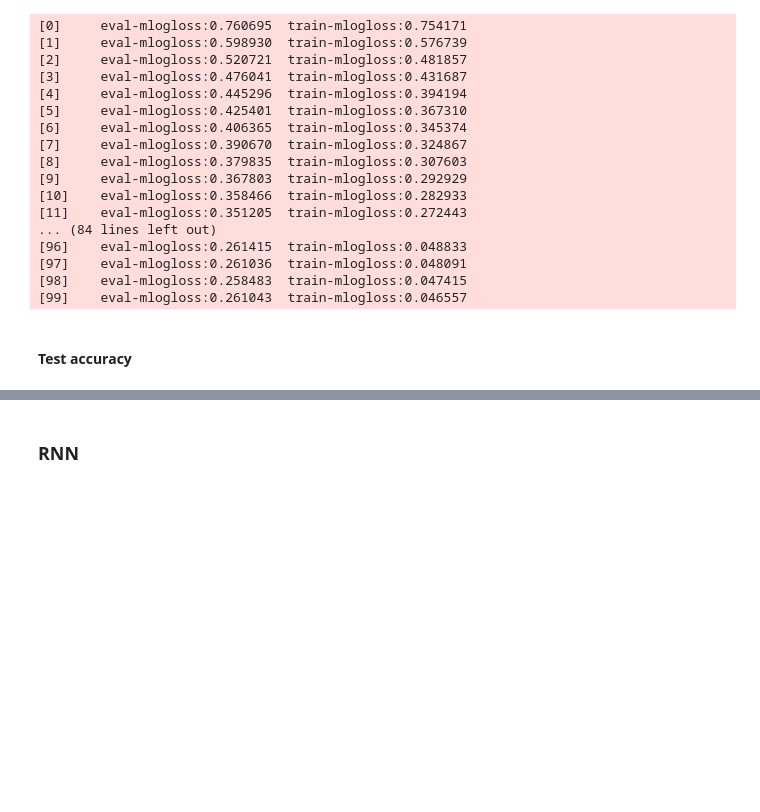
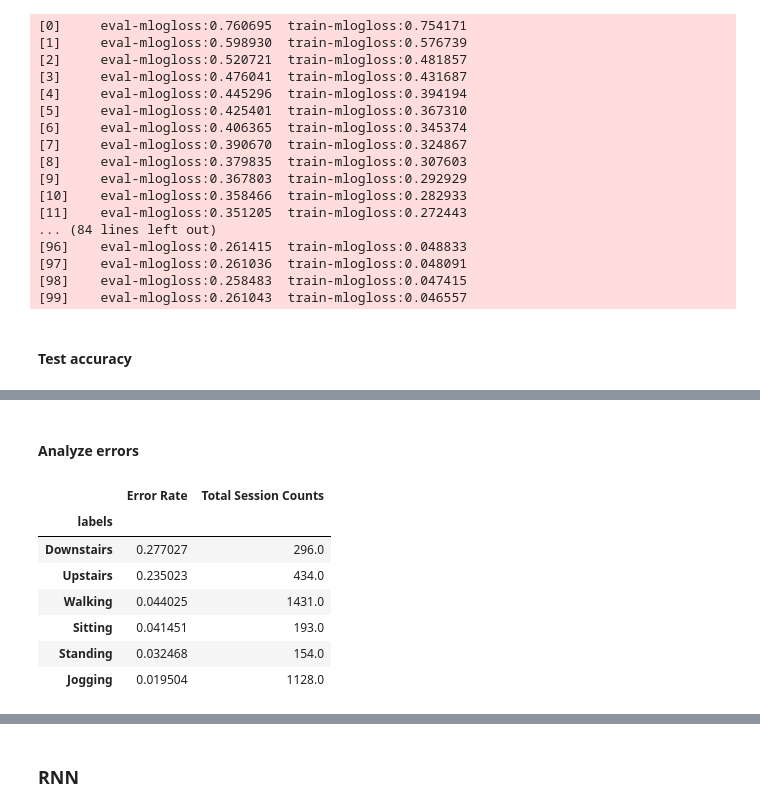
Before and after one commit to bshurick/ischool, a Jupyter notebook: Capstone/nn_actitracker_model.ipynb, the cells around one changed output, grey strips where cells are left out. Cells and saved outputs as stored; diff of their text form; code cells hidden in the pictures; blank space fills up the shorter version.

```diff
--- a/Capstone/nn_actitracker_model.ipynb
+++ b/Capstone/nn_actitracker_model.ipynb
@@ -432,0 +435,13 @@ Log-loss: 0.261043025966
+# %% [markdown]
+#### Analyze errors
+# %%
+analyze_errors(true_category, pred_category)
+# %% [output]
+|  | Error Rate | Total Session Counts |
+| labels |  |  |
+| Downstairs | 0.277027 | 296.0 |
+| Upstairs | 0.235023 | 434.0 |
+| Walking | 0.044025 | 1431.0 |
+| Sitting | 0.041451 | 193.0 |
+| Standing | 0.032468 | 154.0 |
+| Jogging | 0.019504 | 1128.0 |
```
Also changed, not shown: parts of 5 cells of this notebook.
